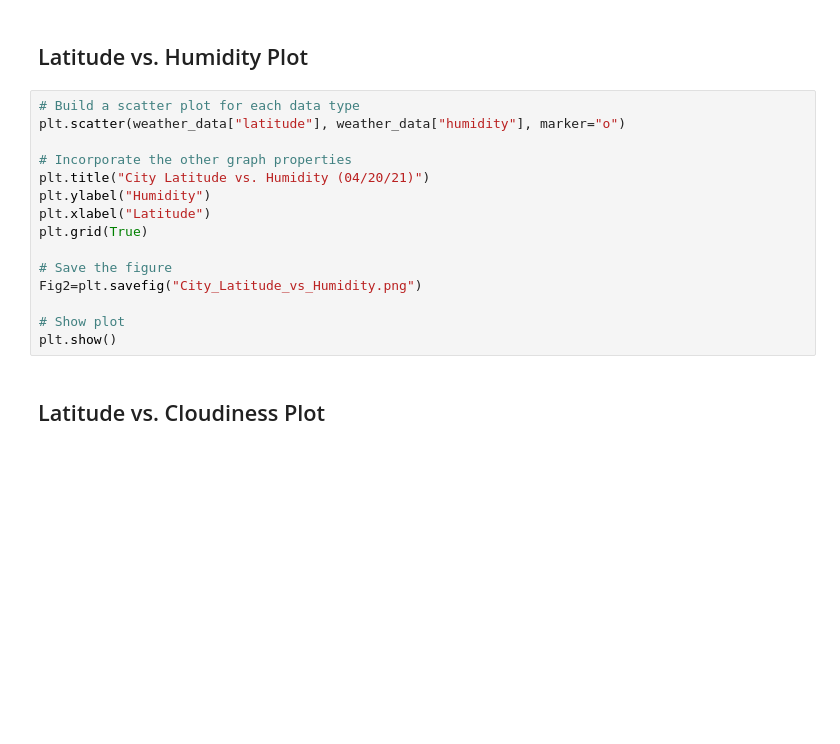
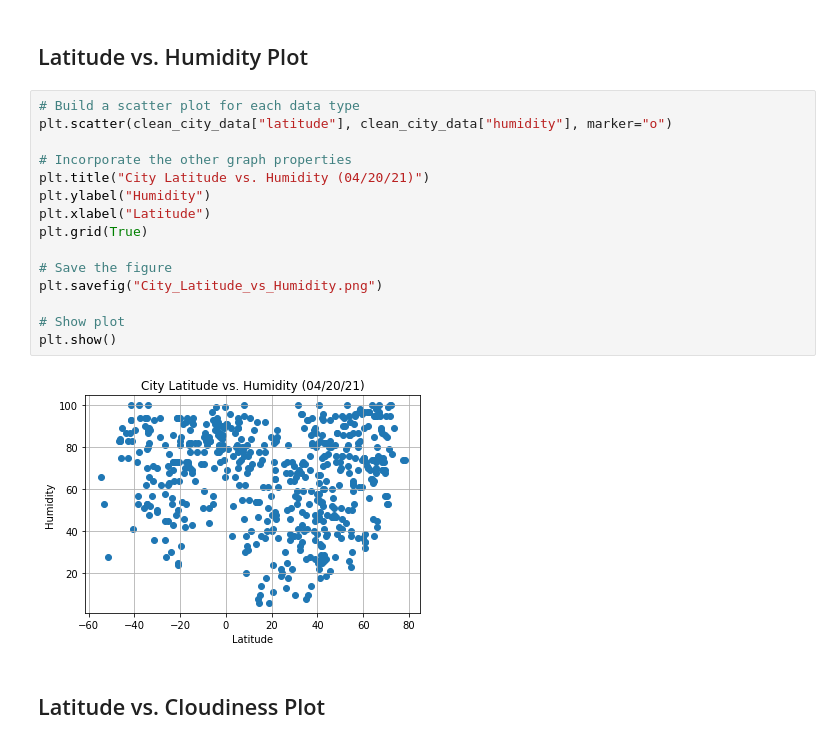
Before and after one commit to AnneNiemiec/Python-API, a Jupyter notebook: Weather_py/WeatherPy.ipynb, the cells around one changed output. Saved outputs shown, nothing was run; the diff lists cells and outputs as text; blank space fills up the shorter version.

```diff
--- a/Weather_py/WeatherPy.ipynb
+++ b/Weather_py/WeatherPy.ipynb
@@ -235,19 +249,21 @@ plt.show()
 ## Latitude vs. Humidity Plot
 # %%
 # Build a scatter plot for each data type
-plt.scatter(weather_data["latitude"], weather_data["humidity"], marker="o")
+plt.scatter(clean_city_data["latitude"], clean_city_data["humidity"], marker="o")
 
 # Incorporate the other graph properties
 plt.title("City Latitude vs. Humidity (04/20/21)")
 plt.ylabel("Humidity")
 plt.xlabel("Latitude")
 plt.grid(True)
 
 # Save the figure
-Fig2=plt.savefig("City_Latitude_vs_Humidity.png")
+plt.savefig("City_Latitude_vs_Humidity.png")
 
 # Show plot
 plt.show()
+# %% [output]
+[figure, added]
 # %% [markdown]
 ## Latitude vs. Cloudiness Plot
 # %%
```
Also changed, not shown: parts of 21 cells of this notebook, 5 other files.
